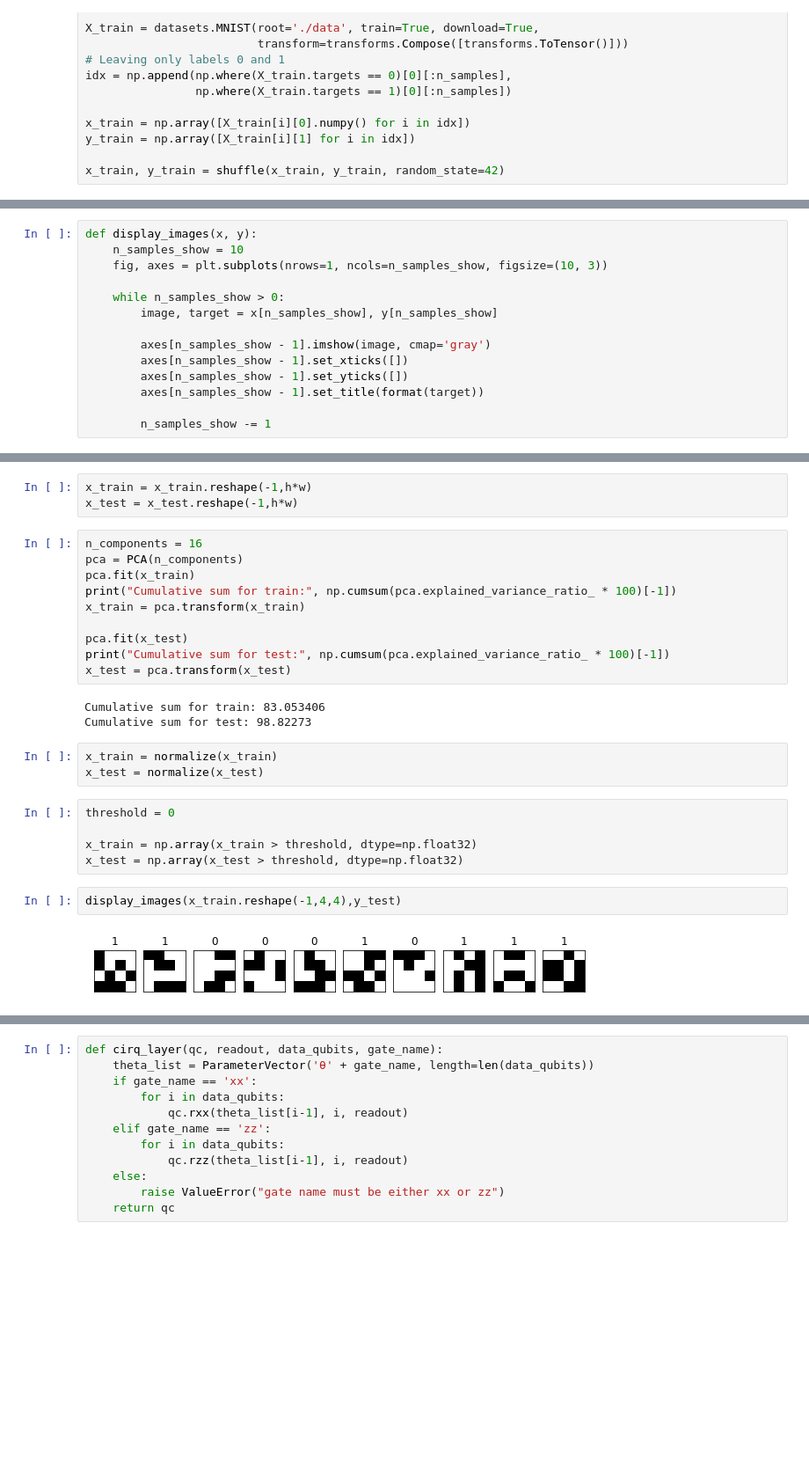
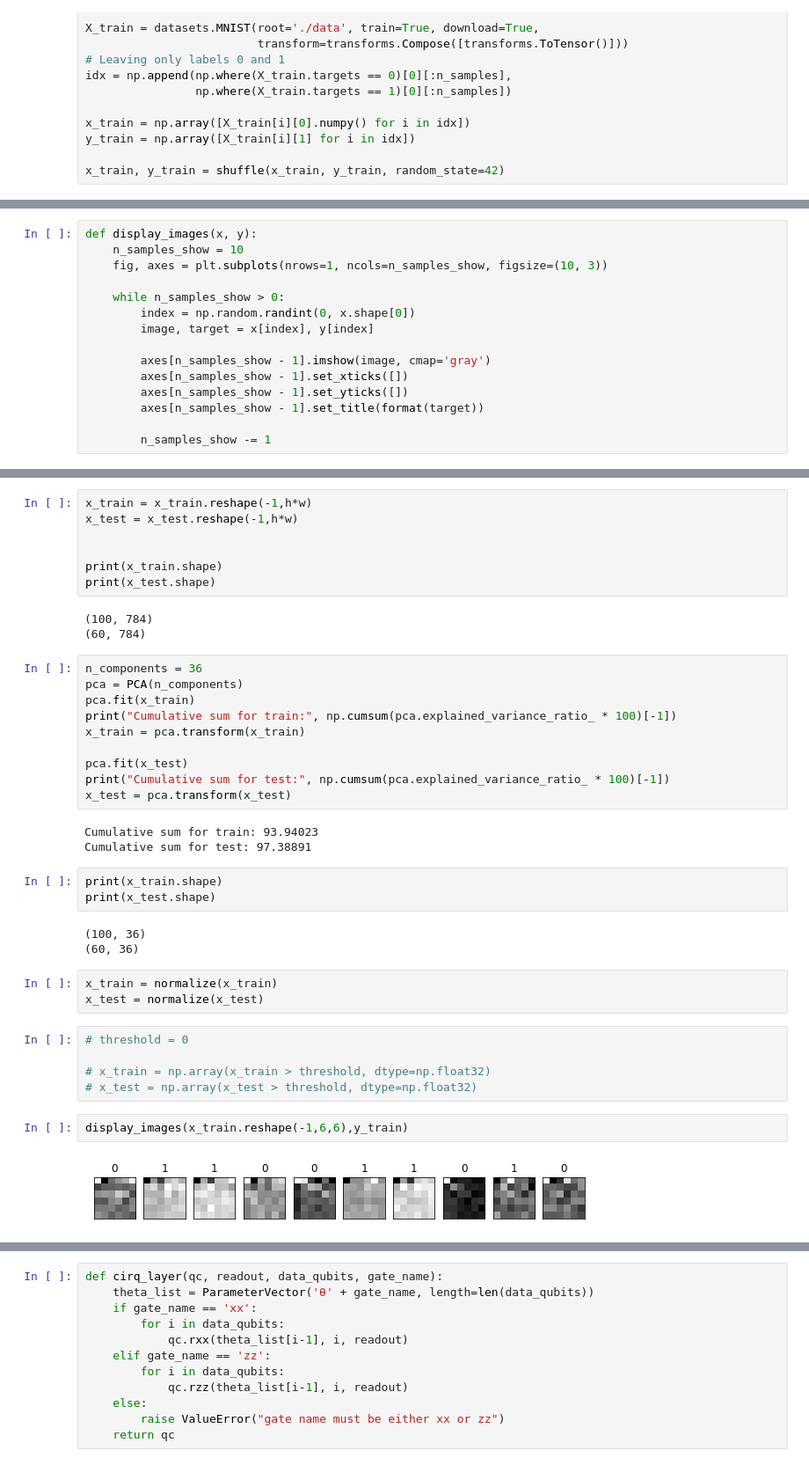
Before and after one commit to Gopal-Dahale/QML-Qiskit, a Jupyter notebook: QNN qiskit.ipynb, the cells around one changed output, grey strips where cells are left out. Shown at 88% size. Saved outputs shown, nothing was run; the diff lists cells and outputs as text; blank space fills up the shorter version.

```diff
--- a/QNN qiskit.ipynb
+++ b/QNN qiskit.ipynb
@@ -62,7 +63,8 @@ def display_images(x, y):
     fig, axes = plt.subplots(nrows=1, ncols=n_samples_show, figsize=(10, 3))
 
     while n_samples_show > 0:
-        image, target = x[n_samples_show], y[n_samples_show]
+        index = np.random.randint(0, x.shape[0])
+        image, target = x[index], y[index]
 
         axes[n_samples_show - 1].imshow(image, cmap='gray')
         axes[n_samples_show - 1].set_xticks([])
@@ -77,8 +79,15 @@ display_images(x_train, y_train)
 # %%
 x_train = x_train.reshape(-1,h*w)
 x_test = x_test.reshape(-1,h*w)
+
+
+print(x_train.shape)
+print(x_test.shape)
+# %% [output]
+(100, 784)
+(60, 784)
 # %%
-n_components = 16
+n_components = 36
 pca = PCA(n_components)
 pca.fit(x_train)
 print("Cumulative sum for train:", np.cumsum(pca.explained_variance_ratio_ * 100)[-1])
@@ -88,20 +97,26 @@ pca.fit(x_test)
 print("Cumulative sum for test:", np.cumsum(pca.explained_variance_ratio_ * 100)[-1])
 x_test = pca.transform(x_test)
 # %% [output]
-Cumulative sum for train: 83.053406
-Cumulative sum for test: 98.82273
+Cumulative sum for train: 93.94023
+Cumulative sum for test: 97.38891
+# %%
+print(x_train.shape)
+print(x_test.shape)
+# %% [output]
+(100, 36)
+(60, 36)
 # %%
 x_train = normalize(x_train)
 x_test = normalize(x_test)
 # %%
-threshold = 0
+# threshold = 0
 
-x_train = np.array(x_train > threshold, dtype=np.float32)
-x_test = np.array(x_test > threshold, dtype=np.float32)
+# x_train = np.array(x_train > threshold, dtype=np.float32)
+# x_test = np.array(x_test > threshold, dtype=np.float32)
 # %%
-display_images(x_train.reshape(-1,4,4),y_test)
+display_images(x_train.reshape(-1,6,6),y_train)
 # %% [output]
-[figure, old version]
+[figure, new version]
 # %%
 print(x_train.shape)
 print(x_test.shape)
```
Also changed, not shown: parts of 12 cells of this notebook, 8 other files.
